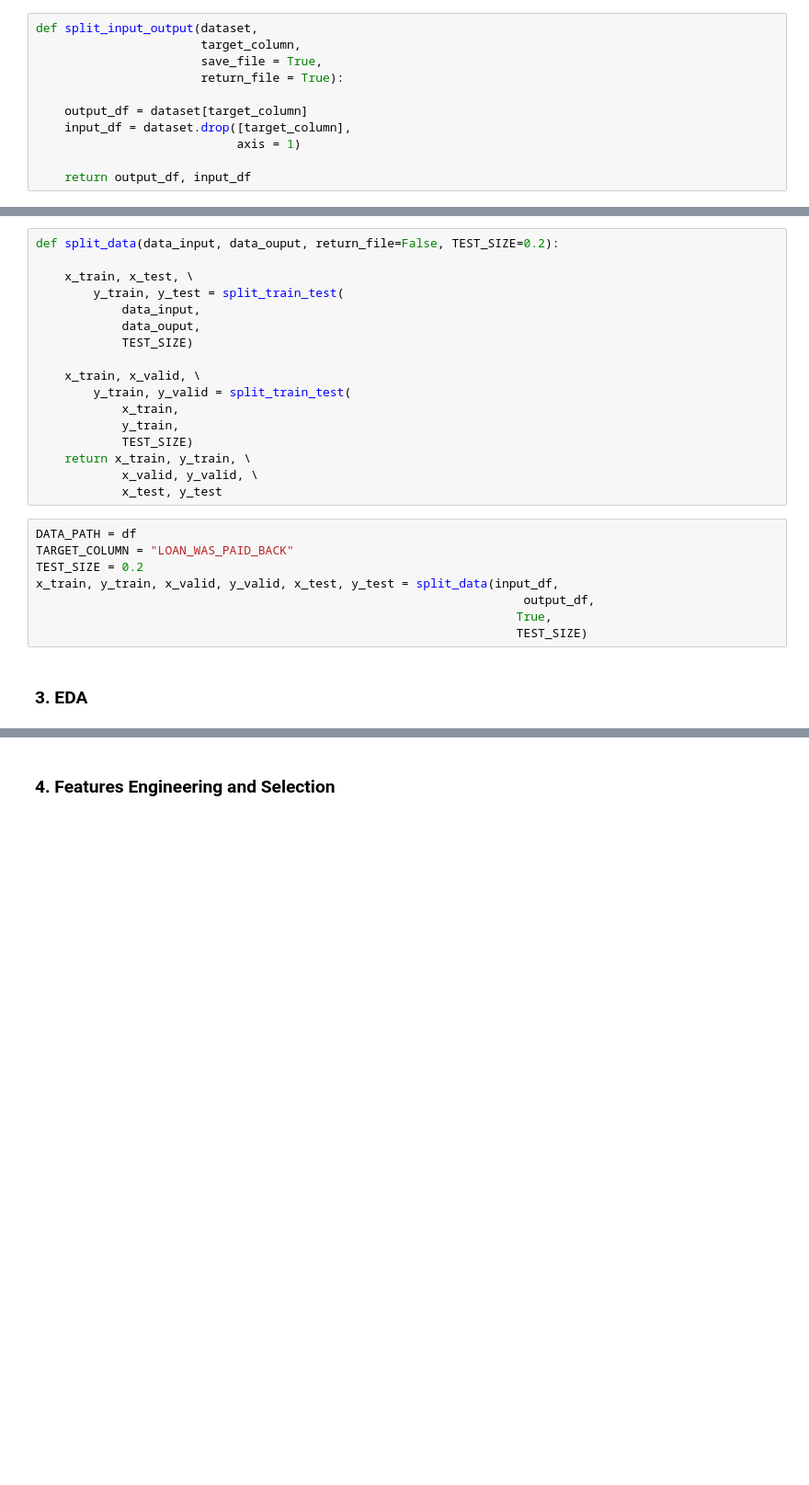
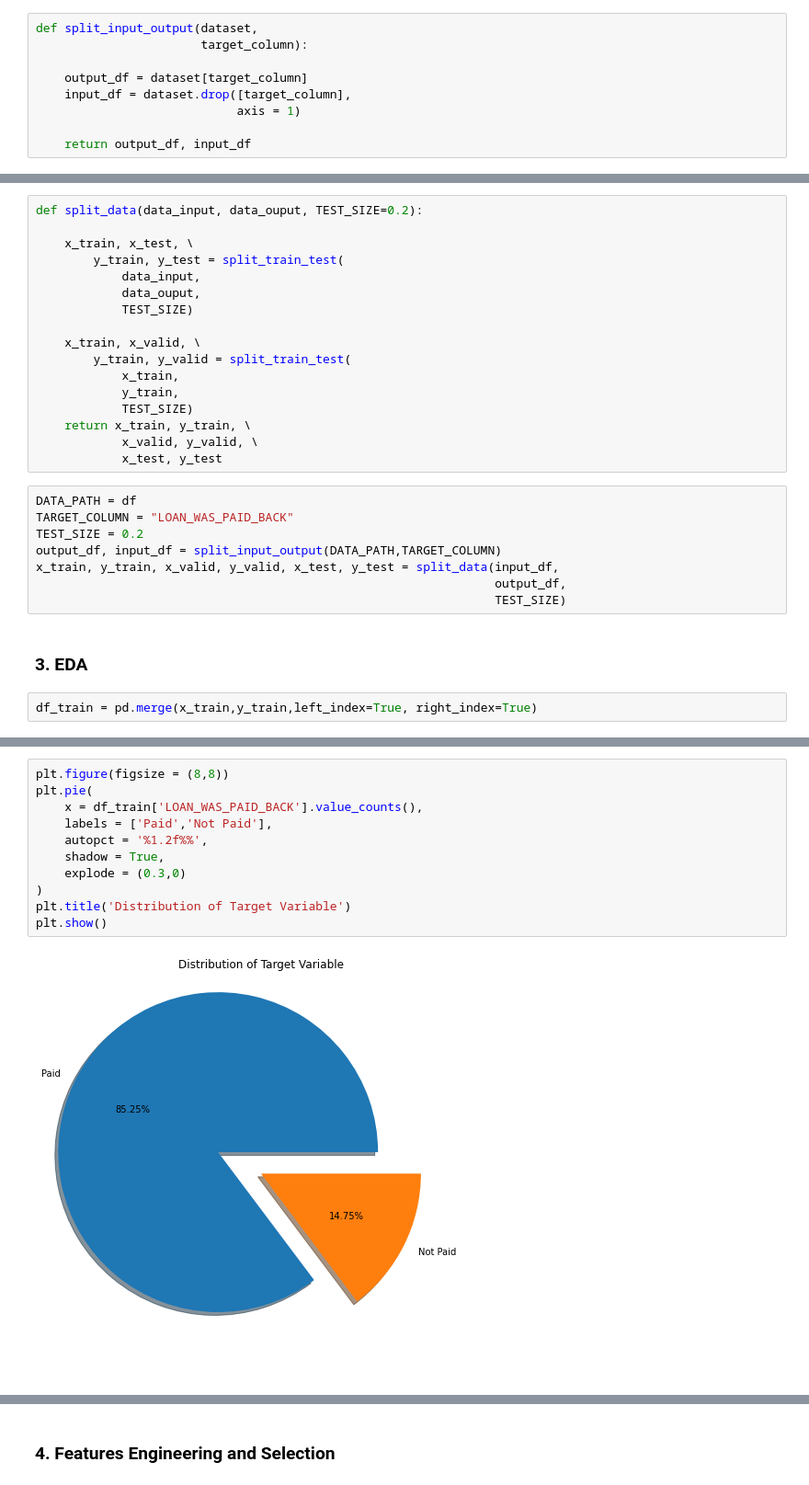
Before and after one commit to indrap23/PMDS-TEAM_XBOOST, a Jupyter notebook: Feature Ready.ipynb, the cells around one changed output, grey strips where cells are left out. Shown at 92% size. Drawn from its saved outputs; the diff is of its cells as text; blank space fills up the shorter version.

```diff
--- a/Feature Ready.ipynb
+++ b/Feature Ready.ipynb
@@ -93,9 +131,7 @@ there is no data duplicated
 > Create function to split between input and target variable. In this case, we will use "SalePrice" as target variable
 # %%
 def split_input_output(dataset,
-                       target_column,
-                       save_file = True,
-                       return_file = True):
+                       target_column):
 
     output_df = dataset[target_column]
     input_df = dataset.drop([target_column],
@@ -115,7 +151,7 @@ def split_train_test(x, y, TEST_SIZE):
 
     return x_train, x_test, y_train, y_test
 # %%
-def split_data(data_input, data_ouput, return_file=False, TEST_SIZE=0.2):
+def split_data(data_input, data_ouput, TEST_SIZE=0.2):
 
     x_train, x_test, \
         y_train, y_test = split_train_test(
@@ -135,9 +171,11 @@ def split_data(data_input, data_ouput, return_file=False, TEST_SIZE=0.2):
 DATA_PATH = df
 TARGET_COLUMN = "LOAN_WAS_PAID_BACK"
 TEST_SIZE = 0.2
+output_df, input_df = split_input_output(DATA_PATH,TARGET_COLUMN)
 x_train, y_train, x_valid, y_valid, x_test, y_test = split_data(input_df,
-                                                                    output_df,
-                                                                   True,
-                                                                   TEST_SIZE)
+                                                                output_df,
+                                                                TEST_SIZE)
 # %% [markdown]
 ### 3. EDA
+# %%
+df_train = pd.merge(x_train,y_train,left_index=True, right_index=True)
@@ -143,0 +252,13 @@ x_train, y_train, x_valid, y_valid, x_test, y_test = split_data(input_df,
+# %%
+plt.figure(figsize = (8,8))
+plt.pie(
+    x = df_train['LOAN_WAS_PAID_BACK'].value_counts(),
+    labels = ['Paid','Not Paid'],
+    autopct = '%1.2f%%',
+    shadow = True,
+    explode = (0.3,0)
+)
+plt.title('Distribution of Target Variable')
+plt.show()
+# %% [output]
+[figure, added]
```
Also changed, not shown: parts of 42 cells of this notebook.
